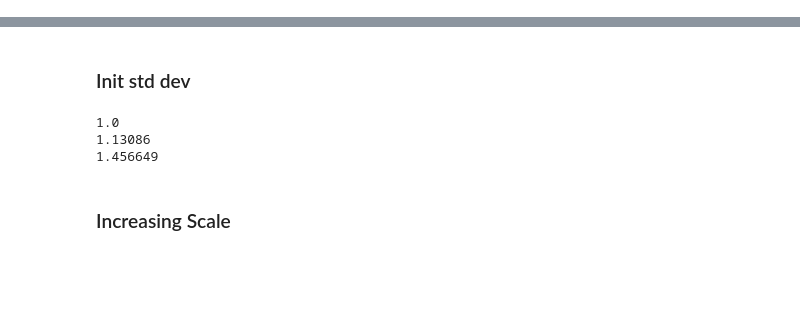
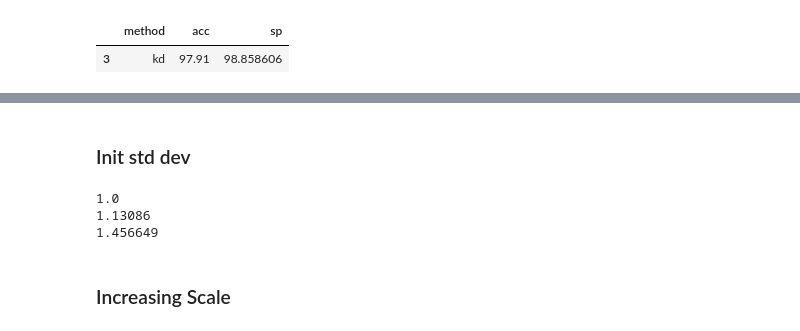
Before and after one commit to okz12/NN_compression, a Jupyter notebook: writeup/scaling/scaling_vis.ipynb, the cells around one changed output, grey strips where cells are left out. Drawn from its saved outputs; the diff is of its cells as text; code cells hidden in the pictures; blank space fills up the shorter version.

```diff
--- a/writeup/scaling/scaling_vis.ipynb
+++ b/writeup/scaling/scaling_vis.ipynb
@@ -86,0 +92,5 @@ plt.scatter(kdsf['sp'], kdsf['acc'], color = 'g', marker = 's')
+# %%
+kd
+# %% [output]
+|  | method | acc | sp |
+| 3 | kd | 97.91 | 98.858606 |
```
Also changed, not shown: parts of 2 cells of this notebook, 2 other files.
